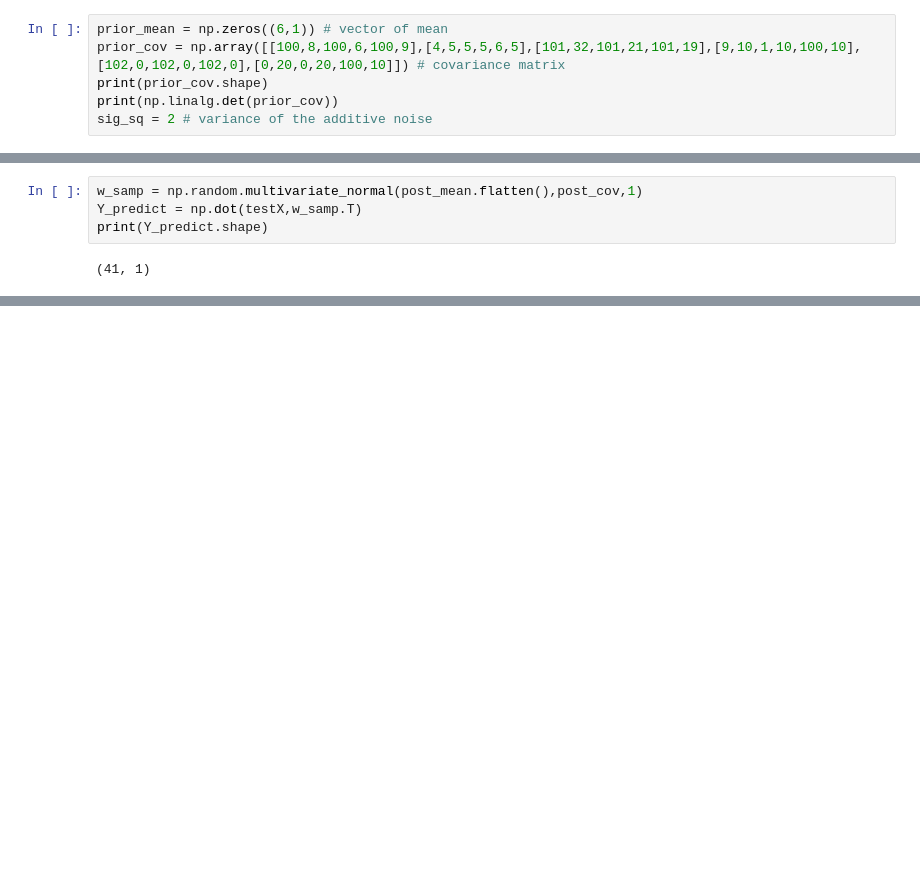
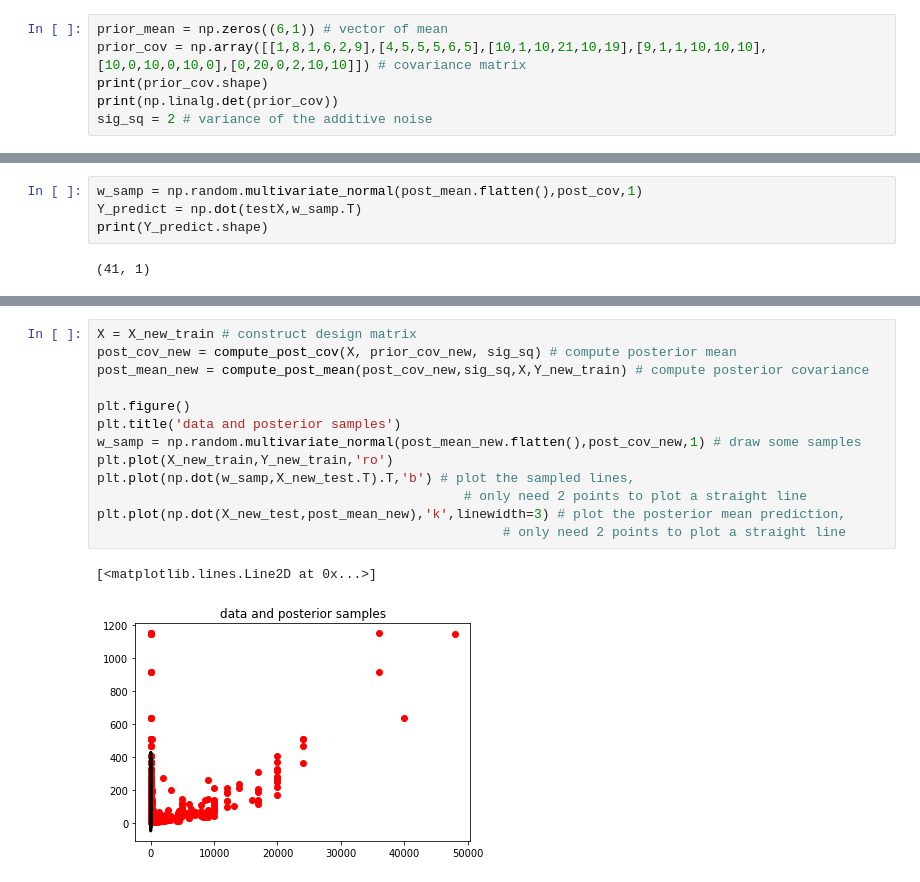
Before and after one commit to yangh567/MLCoursework, a Jupyter notebook: Regression/RM-baysian-regression.ipynb, the cells around one changed output, grey strips where cells are left out. Drawn from its saved outputs; the diff is of its cells as text; blank space fills up the shorter version.

```diff
--- a/Regression/RM-baysian-regression.ipynb
+++ b/Regression/RM-baysian-regression.ipynb
@@ -32,7 +32,7 @@ CHMAX = X_train[:,5][:,None]
 We'll define a Gaussian prior over $\mathbf{w}$, with mean $\mathbf{0}$ and covariance $\left[\begin{array}{cc} 100& 0\\0 & 5\end{array}\right]$. We'll also fix $\sigma^2=2$.
 # %%
 prior_mean = np.zeros((6,1)) # vector of mean
-prior_cov = np.array([[100,8,100,6,100,9],[4,5,5,5,6,5],[101,32,101,21,101,19],[9,10,1,10,100,10],[102,0,102,0,102,0],[0,20,0,20,100,10]]) # covariance matrix
+prior_cov = np.array([[1,8,1,6,2,9],[4,5,5,5,6,5],[10,1,10,21,10,19],[9,1,1,10,10,10],[10,0,10,0,10,0],[0,20,0,2,10,10]]) # covariance matrix
 print(prior_cov.shape)
 print(np.linalg.det(prior_cov))
 sig_sq = 2 # variance of the additive noise
@@ -144,0 +222,16 @@ np.savetxt('my_submission_b.csv', y_pred_pp, fmt='%d', delimiter=",",header=test
+# %%
+X = X_new_train # construct design matrix
+post_cov_new = compute_post_cov(X, prior_cov_new, sig_sq) # compute posterior mean
+post_mean_new = compute_post_mean(post_cov_new,sig_sq,X,Y_new_train) # compute posterior covariance
+
+plt.figure()
+plt.title('data and posterior samples')
+w_samp = np.random.multivariate_normal(post_mean_new.flatten(),post_cov_new,1) # draw some samples
+plt.plot(X_new_train,Y_new_train,'ro')
+plt.plot(np.dot(w_samp,X_new_test.T).T,'b') # plot the sampled lines,
+                                               # only need 2 points to plot a straight line
+plt.plot(np.dot(X_new_test,post_mean_new),'k',linewidth=3) # plot the posterior mean prediction,
+                                                    # only need 2 points to plot a straight line
+# %% [output]
+[<matplotlib.lines.Line2D at 0x...>]
+[figure, added]
```
Also changed, not shown: parts of 16 cells of this notebook, 8 other files.
